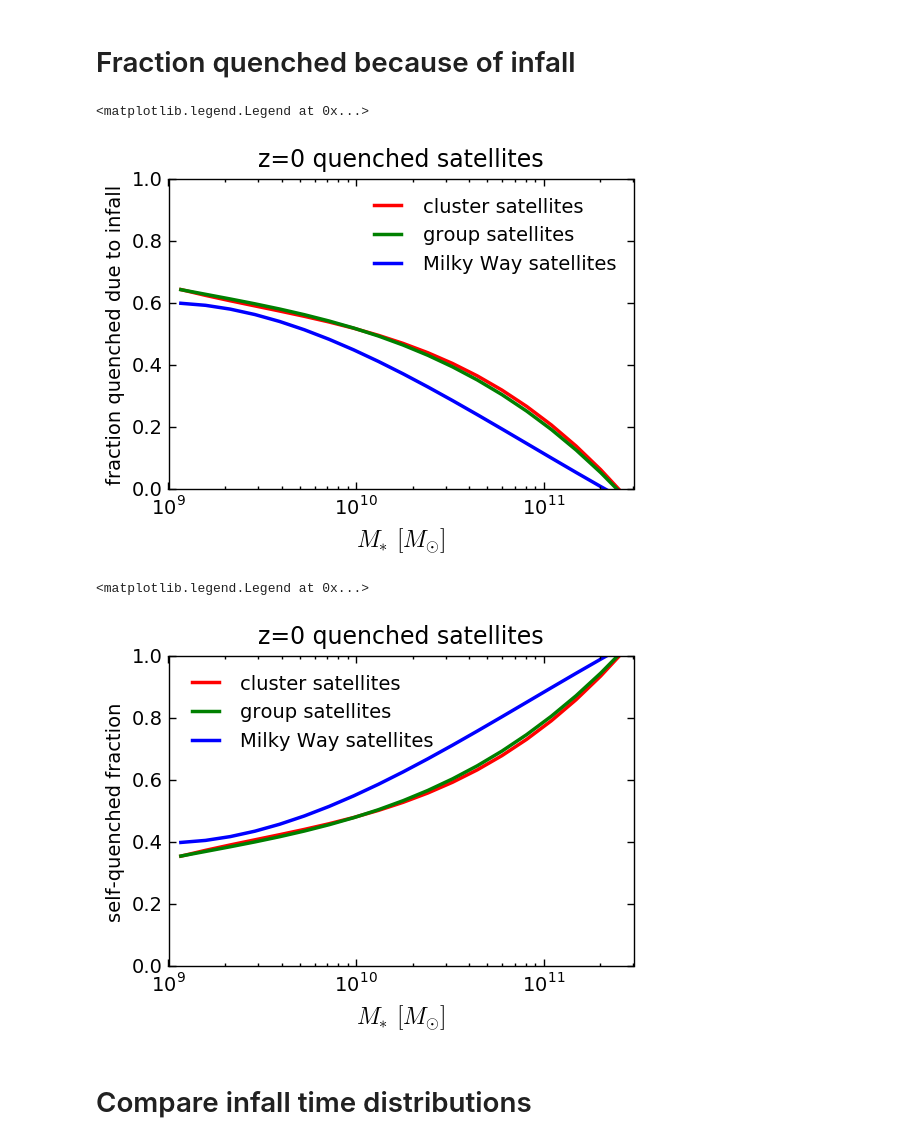
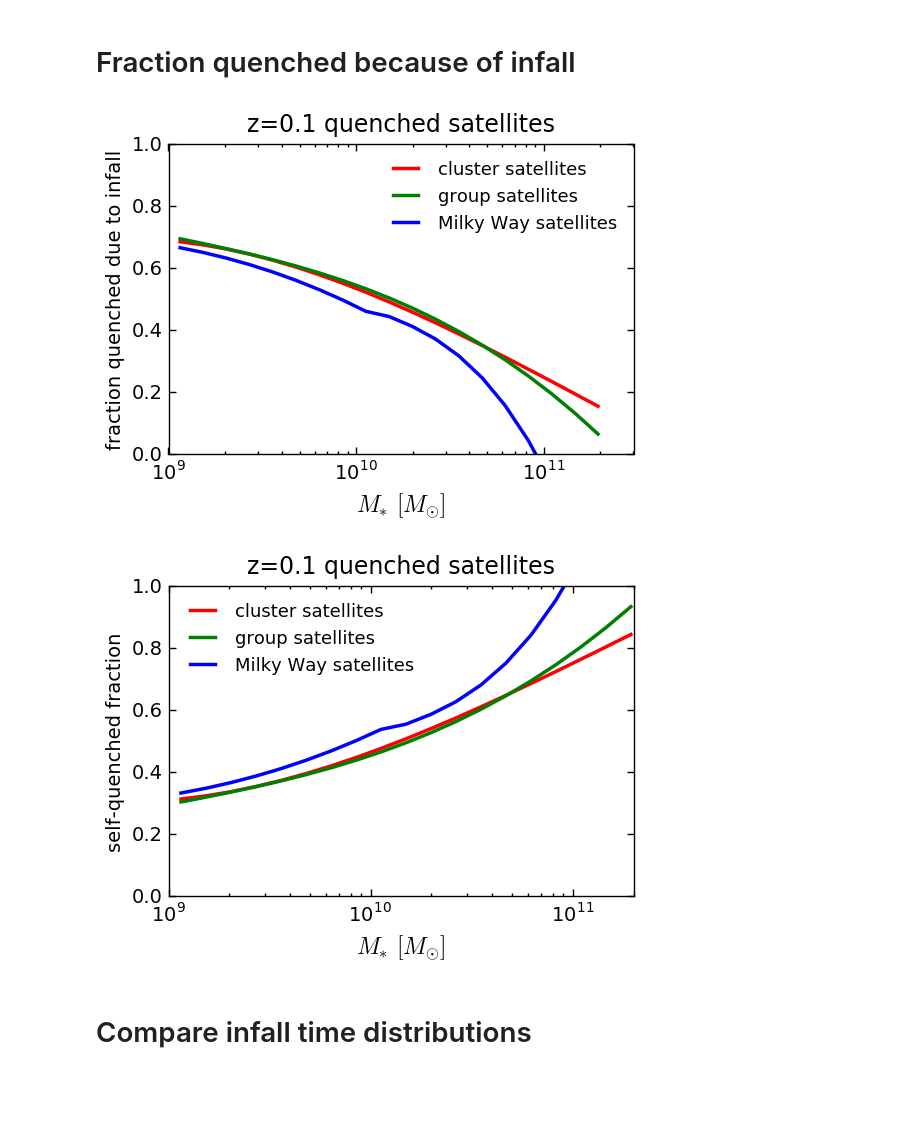
Before and after one commit to aphearin/time_evolving_cam_utils, a Jupyter notebook: fraction_quenched_after_infall.ipynb, the cells around one changed output. Cells and saved outputs as stored; diff of their text form; code cells hidden in the pictures; blank space fills up the shorter version.

```diff
--- a/fraction_quenched_after_infall.ipynb
+++ b/fraction_quenched_after_infall.ipynb
@@ -11,14 +11,12 @@ scale_factor_array = get_scales(small_file_fname)
 cosmic_age_array = np.load('/Users/aphearin/Dropbox/UniverseMachine/data/histories/prelim_sfh_reduction/times.npy')
 # %%
 from collate_full_catalog import collate_catalog
-a_string = 'a_1.002310'
+a_string = 'a_0.911185'
 
 
 history_colnames = ('halo_id', 'halo_upid', 'halo_mpeak', 'sfr_mp', 'sm_mp', 'stellar_mass', 'sfr', 'a_first_infall')
 
-halocat_propnames = ('halo_id', )
-
-histories = collate_catalog(a_string, history_colnames=history_colnames, halocat_propnames=halocat_propnames)
+histories = collate_catalog(a_string, history_colnames=history_colnames)
 print("Number of galaxies = {0}".format(len(histories)))
 # %% [output]
 ... Assembling history data
@@ -52,7 +48,7 @@ quenched_sats = sats[quenched_satmask]
 # %% [markdown]
 # Plot fraction that quenched after infall
 # %%
-logsm_low, logsm_high, num_sm_bins = 9, 11.5, 15
+logsm_low, logsm_high, num_sm_bins = 9, 11.35, 20
 sm_bins = np.logspace(logsm_low, logsm_high, num_sm_bins)
 sm_mids = 10**((np.log10(sm_bins)[1:] + np.log10(sm_bins)[:-1])/2.)
 
@@ -180,7 +175,7 @@ plt.legend(frameon=False, loc='upper right', fontsize=13)
 # %% [markdown]
 # Fraction quenched because of infall
 # %%
-logsm_low, logsm_high, num_sm_bins = 9., 11.5, 20
+logsm_low, logsm_high, num_sm_bins = 9., 11.35, 20
 sm_bins = np.logspace(logsm_low, logsm_high, num_sm_bins)
 sm_mids = 10**((np.log10(sm_bins)[1:] + np.log10(sm_bins)[:-1])/2.)
 
@@ -218,7 +213,7 @@ ax = fig.add_subplot(111)
 
 xlabel = ax.set_xlabel(r'$M_{\ast}$ $[M_{\odot}]$', fontsize=17)
 ylabel = ax.set_ylabel('fraction quenched due to infall', fontsize=14)
-title = ax.set_title('z=0 quenched satellites', fontsize=17, y=1.02) # y param fixes an overhanging title
+title = ax.set_title('z=0.1 quenched satellites', fontsize=17, y=1.02) # y param fixes an overhanging title
 
 infall_caused_quenched_fraction_z0_cluster_x = sm_mids
 infall_caused_quenched_fraction_z0_cluster_y = (frac_quenched_sat_cluster - frac_quenched_cen)/frac_quenched_sat_cluster
@@ -230,7 +225,7 @@ infall_caused_quenched_fraction_z0_group_y = savgol_filter(infall_caused_quenche
 
 infall_caused_quenched_fraction_z0_milky_way_x = sm_mids
 infall_caused_quenched_fraction_z0_milky_way_y = (frac_quenched_sat_milky_way - frac_quenched_cen)/frac_quenched_sat_milky_way
-infall_caused_quenched_fraction_z0_milky_way_y = savgol_filter(infall_caused_quenched_fraction_z0_milky_way_y, 19, 3)
+infall_caused_quenched_fraction_z0_milky_way_y = savgol_filter(infall_caused_quenched_fraction_z0_milky_way_y, 17, 3)
 
 
 ax.plot(infall_caused_quenched_fraction_z0_cluster_x, infall_caused_quenched_fraction_z0_cluster_y, color='red',
@@ -248,42 +243,40 @@ plt.xticks(fontsize=14)
 plt.yticks(fontsize=14)
 plt.xlim(xmin = 10**9, xmax=3*10**11)
 plt.ylim(ymin = 0, ymax = 1)
-plt.legend(frameon=False, loc='upper right', fontsize=14)
+plt.legend(frameon=False, loc='upper right', fontsize=13)
 
-# fig.savefig('FIGS/infall_caused_quenched_fraction_z0.pdf', bbox_extra_artists=[xlabel, ylabel], bbox_inches='tight')
+fig.savefig('FIGS/infall_caused_quenched_fraction_z0p1.pdf', bbox_extra_artists=[xlabel, ylabel], bbox_inches='tight')
 # %% [output]
-<matplotlib.legend.Legend at 0x...>
-[figure, old version]
+[figure, new version]
 # %%
 fig = plt.figure()
 ax = fig.add_subplot(111)
 
 xlabel = ax.set_xlabel(r'$M_{\ast}$ $[M_{\odot}]$', fontsize=17)
 ylabel = ax.set_ylabel('self-quenched fraction', fontsize=14)
-title = ax.set_title('z=0 quenched satellites', fontsize=17, y=1.02) # y param fixes an overhanging title
+title = ax.set_title('z=0.1 quenched satellites', fontsize=17, y=1.02) # y param fixes an overhanging title
 
 ax.plot(sm_mids, 1-infall_caused_quenched_fraction_z0_cluster_y, color='red',
         linewidth=2.5, label = "cluster satellites")
 ax.plot(sm_mids, 1-infall_caused_quenched_fraction_z0_group_y, color='green',
         linewidth=2.5, label = "group satellites")
 ax.plot(sm_mids, 1-infall_caused_quenched_fraction_z0_milky_way_y, color='blue',
         linewidth=2.5, label = "Milky Way satellites")
 
 
 plt.tick_params(axis='x', length=5, width=1, which='major')
 plt.tick_params(axis='x', length=2, width=1, which='minor')
 plt.tick_params(axis='y', length=5, width=1, which='major')
 plt.xscale('log')
 plt.xticks(fontsize=14)
 plt.yticks(fontsize=14)
-plt.xlim(xmin = 10**9, xmax=3*10**11)
+plt.xlim(xmin = 10**9, xmax=2*10**11)
 plt.ylim(ymin = 0, ymax = 1)
-plt.legend(frameon=False, loc='upper left', fontsize=14)
+plt.legend(frameon=False, loc='upper left', fontsize=13)
 
-# fig.savefig('FIGS/self_quenched_fraction_z0.pdf', bbox_extra_artists=[xlabel, ylabel], bbox_inches='tight')
+fig.savefig('FIGS/self_quenched_fraction_z0.pdf', bbox_extra_artists=[xlabel, ylabel], bbox_inches='tight')
 # %% [output]
-<matplotlib.legend.Legend at 0x...>
-[figure, old version]
+[figure, new version]
 # %% [markdown]
 # Compare infall time distributions
 # %% [markdown]
```
Also changed, not shown: parts of 3 cells of this notebook, 4 other files.
